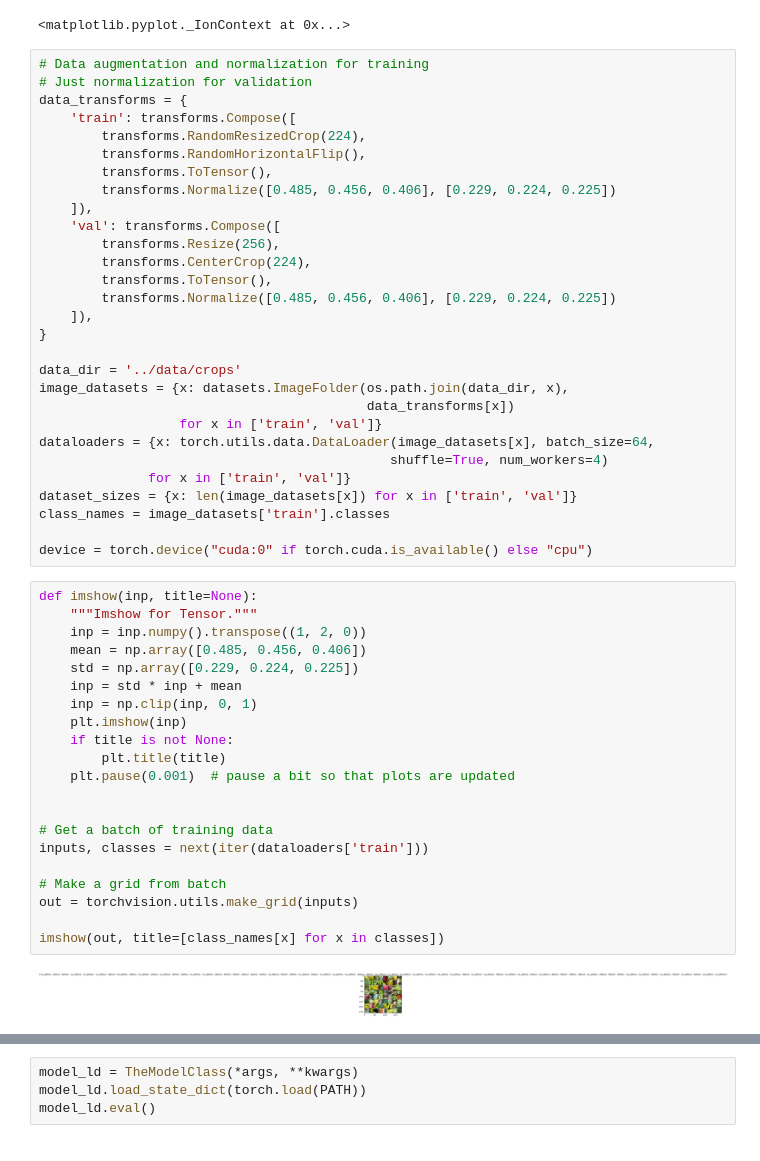
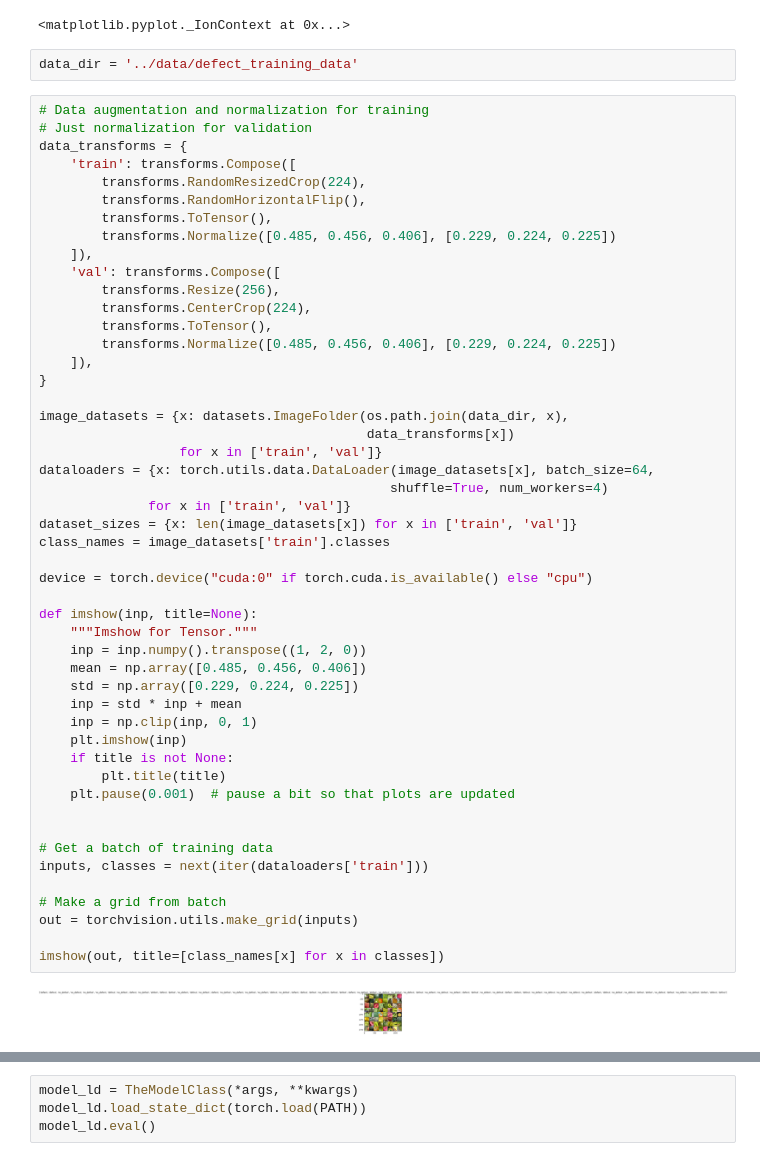
Before and after one commit to dimuto/product-quality-ai, a Jupyter notebook: notebooks/classification.ipynb, the cells around one changed output, grey strips where cells are left out. Drawn from its saved outputs; the diff is of its cells as text.

```diff
--- a/notebooks/classification.ipynb
+++ b/notebooks/classification.ipynb
@@ -20,56 +20,57 @@ cudnn.benchmark = True
 plt.ion()   # interactive mode
 # %% [output]
 <matplotlib.pyplot._IonContext at 0x...>
+# %%
+data_dir = '../data/defect_training_data'
 # %%
 # Data augmentation and normalization for training
 # Just normalization for validation
 data_transforms = {
     'train': transforms.Compose([
         transforms.RandomResizedCrop(224),
         transforms.RandomHorizontalFlip(),
         transforms.ToTensor(),
         transforms.Normalize([0.485, 0.456, 0.406], [0.229, 0.224, 0.225])
     ]),
     'val': transforms.Compose([
         transforms.Resize(256),
         transforms.CenterCrop(224),
         transforms.ToTensor(),
         transforms.Normalize([0.485, 0.456, 0.406], [0.229, 0.224, 0.225])
     ]),
 }
 
-data_dir = '../data/crops'
 image_datasets = {x: datasets.ImageFolder(os.path.join(data_dir, x),
                                           data_transforms[x])
                   for x in ['train', 'val']}
 dataloaders = {x: torch.utils.data.DataLoader(image_datasets[x], batch_size=64,
                                              shuffle=True, num_workers=4)
               for x in ['train', 'val']}
 dataset_sizes = {x: len(image_datasets[x]) for x in ['train', 'val']}
 class_names = image_datasets['train'].classes
 
 device = torch.device("cuda:0" if torch.cuda.is_available() else "cpu")
+
+def imshow(inp, title=None):
+    """Imshow for Tensor."""
+    inp = inp.numpy().transpose((1, 2, 0))
+    mean = np.array([0.485, 0.456, 0.406])
+    std = np.array([0.229, 0.224, 0.225])
+    inp = std * inp + mean
+    inp = np.clip(inp, 0, 1)
+    plt.imshow(inp)
+    if title is not None:
+        plt.title(title)
+    plt.pause(0.001)  # pause a bit so that plots are updated
+
+
+# Get a batch of training data
+inputs, classes = next(iter(dataloaders['train']))
+
+# Make a grid from batch
+out = torchvision.utils.make_grid(inputs)
+
+imshow(out, title=[class_names[x] for x in classes])
+# %% [output]
+[figure, added]
-# %%
-def imshow(inp, title=None):
-    """Imshow for Tensor."""
-    inp = inp.numpy().transpose((1, 2, 0))
-    mean = np.array([0.485, 0.456, 0.406])
-    std = np.array([0.229, 0.224, 0.225])
-    inp = std * inp + mean
-    inp = np.clip(inp, 0, 1)
-    plt.imshow(inp)
-    if title is not None:
-        plt.title(title)
-    plt.pause(0.001)  # pause a bit so that plots are updated
-
-
-# Get a batch of training data
-inputs, classes = next(iter(dataloaders['train']))
-
-# Make a grid from batch
-out = torchvision.utils.make_grid(inputs)
-
-imshow(out, title=[class_names[x] for x in classes])
-# %% [output]
-[figure, removed]
 # %%
```
Also changed, not shown: parts of 6 cells of this notebook, 1 other file.
